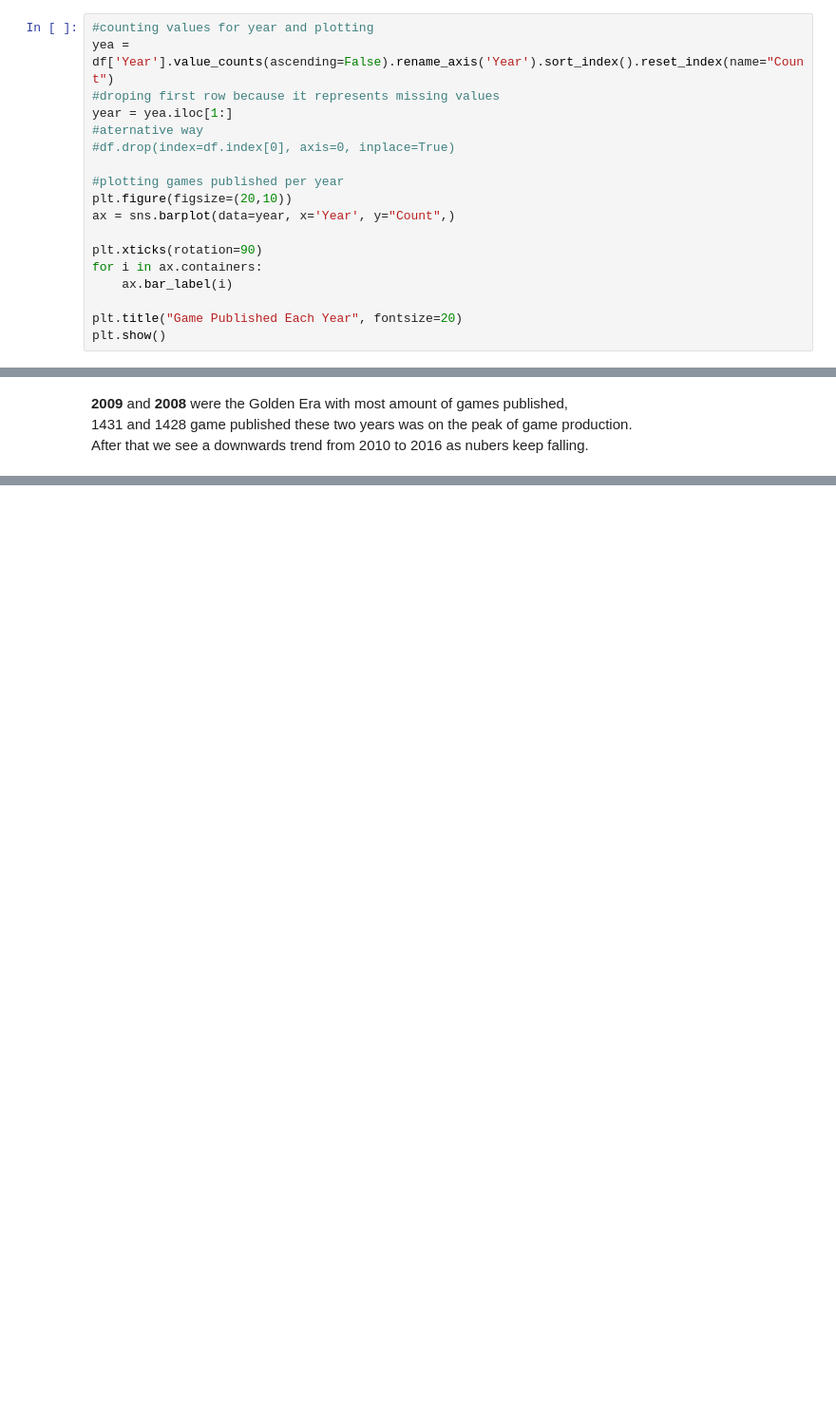
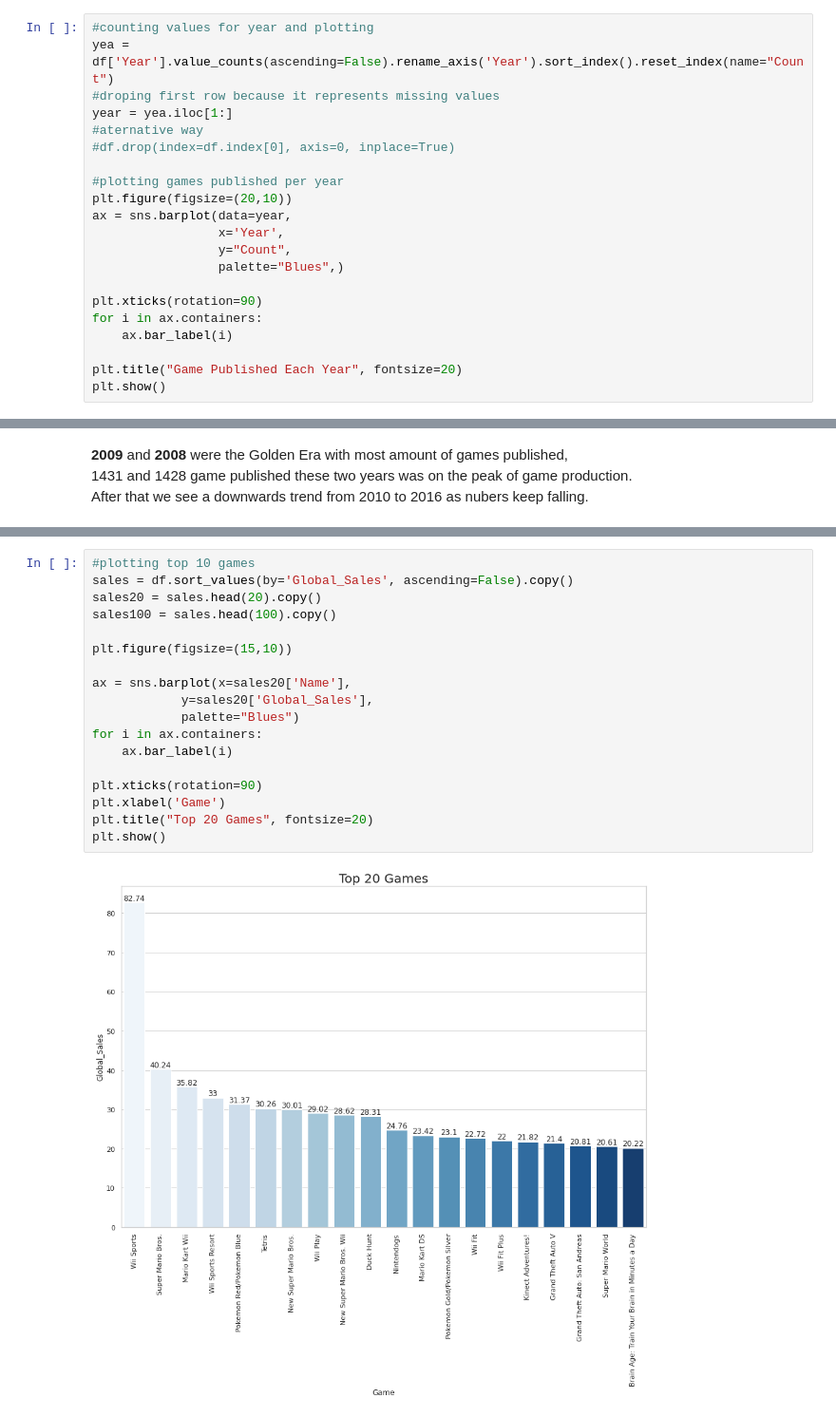
Before and after one commit to ayushash1/kaggle_notebooks, a Jupyter notebook: videogames.ipynb, the cells around one changed output, grey strips where cells are left out. Shown: that part at 95% size. Drawn from its saved outputs; the diff is of its cells as text; blank space fills up the shorter version.

```diff
--- a/videogames.ipynb
+++ b/videogames.ipynb
@@ -127,7 +129,10 @@ year = yea.iloc[1:]
 
 #plotting games published per year
 plt.figure(figsize=(20,10))
-ax = sns.barplot(data=year, x='Year', y="Count",)
+ax = sns.barplot(data=year,
+                 x='Year',
+                 y="Count",
+                 palette="Blues",)
 
 plt.xticks(rotation=90)
 for i in ax.containers:
@@ -143,0 +151,20 @@ After that we see a downwards trend from 2010 to 2016 as nubers keep falling.
+# %%
+#plotting top 10 games
+sales = df.sort_values(by='Global_Sales', ascending=False).copy()
+sales20 = sales.head(20).copy()
+sales100 = sales.head(100).copy()
+
+plt.figure(figsize=(15,10))
+
+ax = sns.barplot(x=sales20['Name'],
+            y=sales20['Global_Sales'],
+            palette="Blues")
+for i in ax.containers:
+    ax.bar_label(i)
+
+plt.xticks(rotation=90)
+plt.xlabel('Game')
+plt.title("Top 20 Games", fontsize=20)
+plt.show()
+# %% [output]
+[figure, added]
```
Also changed, not shown: parts of 10 cells of this notebook.
